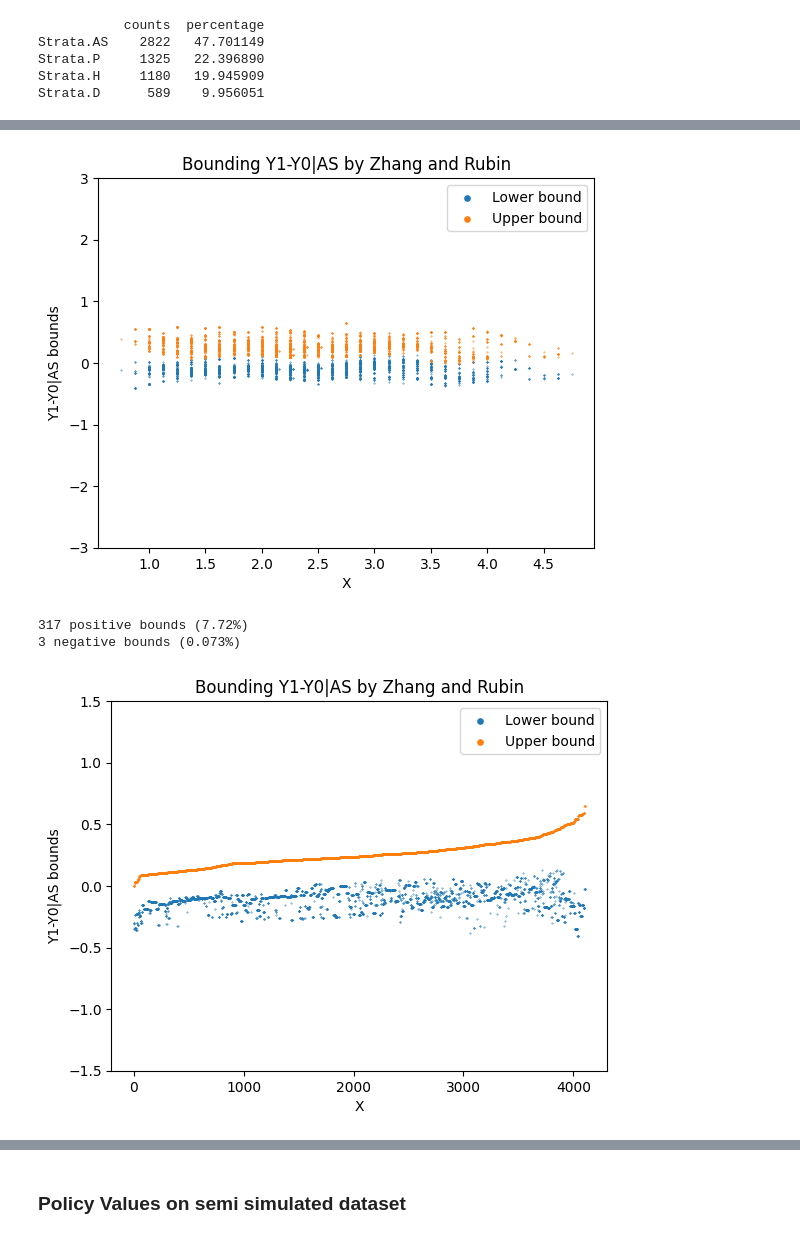
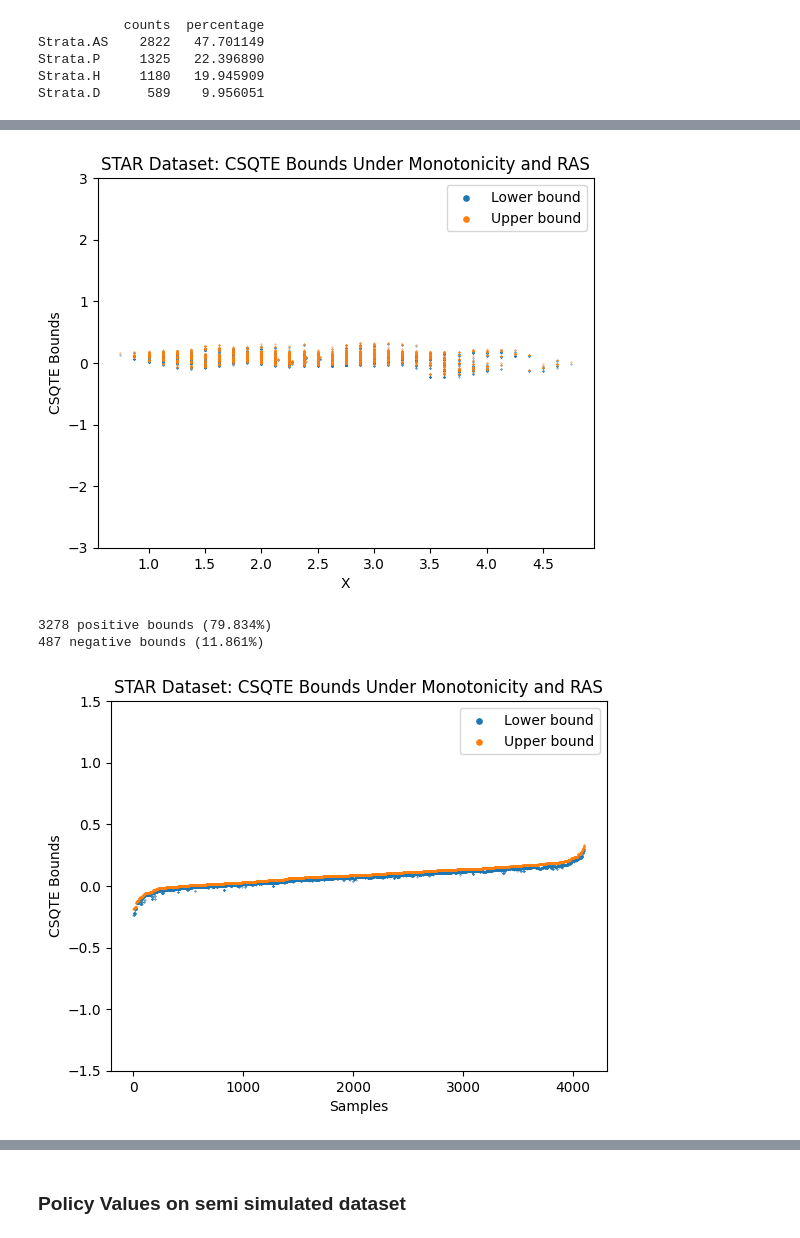
Before and after one commit to HadarRosenwald/competing_risks_simulation, a Jupyter notebook: competing_risks_simulation.ipynb, the cells around one changed output, grey strips where cells are left out. Drawn from its saved outputs; the diff is of its cells as text; code cells hidden in the pictures.

```diff
--- a/competing_risks_simulation.ipynb
+++ b/competing_risks_simulation.ipynb
@@ -157,11 +168,11 @@ plot_zhang_rubin_bounds_no_x(zhang_rubin_bounds_cvar_hat_rwd_mono_inc_x_and_cate
 # %%
-zhang_rubin_bounds_cvar_hat_rwd_ras = calc_zhang_rubin_bounds_using_cvar_est(rwd_hat_s, cvar_model_trained_rwd_treated, cvar_model_trained_rwd_untreated, ras_assumption=True)
-zhang_rubin_bounds_cvar_hat_rwd_ras_inc_x_and_cate = plot_zhang_rubin_bounds_on_survivors(rwd_hat_s, zhang_rubin_bounds_cvar_hat_rwd_ras, plot_graph_margin=True)
+zhang_rubin_bounds_cvar_hat_rwd_mono_ras = calc_zhang_rubin_bounds_using_cvar_est(rwd_hat_s, cvar_model_trained_rwd_treated, cvar_model_trained_rwd_untreated, monotonicity_assumption=True, ras_assumption=True)
+zhang_rubin_bounds_cvar_hat_rwd_mono_ras_inc_x_and_cate = plot_zhang_rubin_bounds_on_survivors(rwd_hat_s, zhang_rubin_bounds_cvar_hat_rwd_mono_ras, title="STAR Dataset: CSQTE Bounds Under Monotonicity and RAS", y_title= "CSQTE Bounds", plot_graph_margin=True)
 # %% [output]
-[figure, old version]
+[figure, new version]
 # %%
-plot_zhang_rubin_bounds_no_x(zhang_rubin_bounds_cvar_hat_rwd_ras_inc_x_and_cate, plot_graph_margin=True, margin=1.5)
+plot_zhang_rubin_bounds_no_x(zhang_rubin_bounds_cvar_hat_rwd_mono_ras_inc_x_and_cate, title="STAR Dataset: CSQTE Bounds Under Monotonicity and RAS", y_title= "CSQTE Bounds", plot_graph_margin=True, margin=1.5)
 # %% [output]
-317 positive bounds (7.72%)
-3 negative bounds (0.073%)
+3278 positive bounds (79.834%)
+487 negative bounds (11.861%)
-[figure, old version]
+[figure, new version]
```
Also changed, not shown: parts of 16 cells of this notebook, 1 other file.
